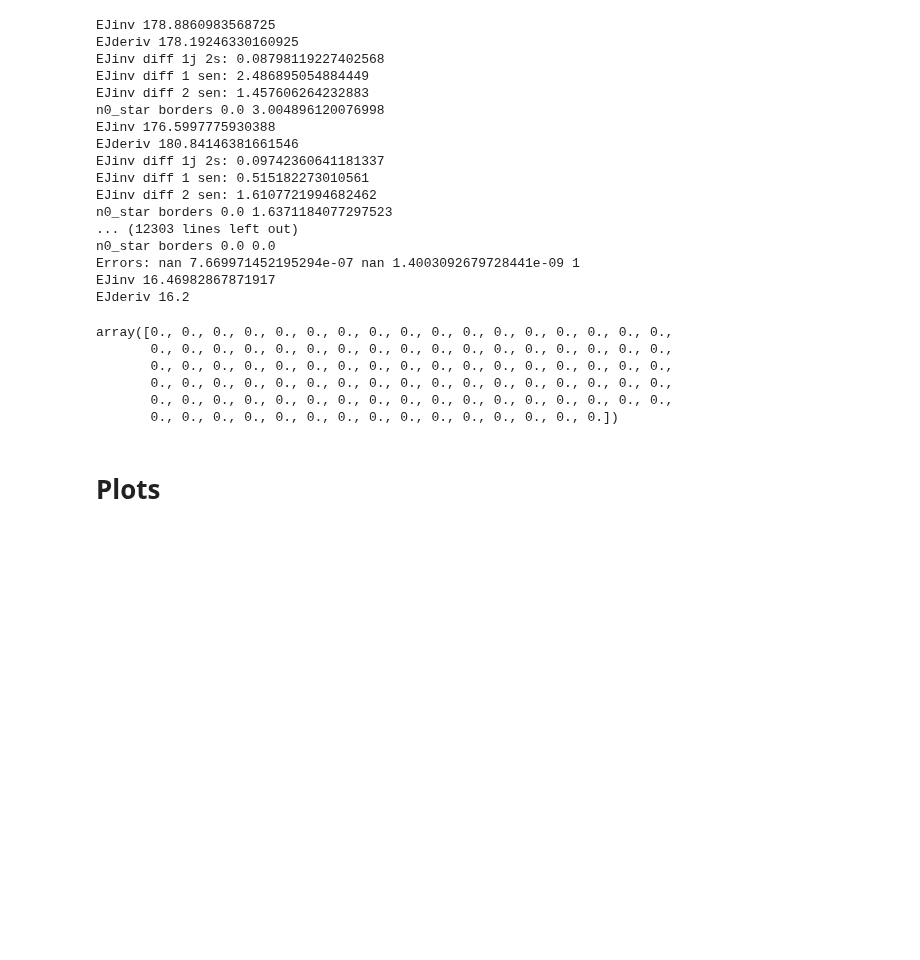
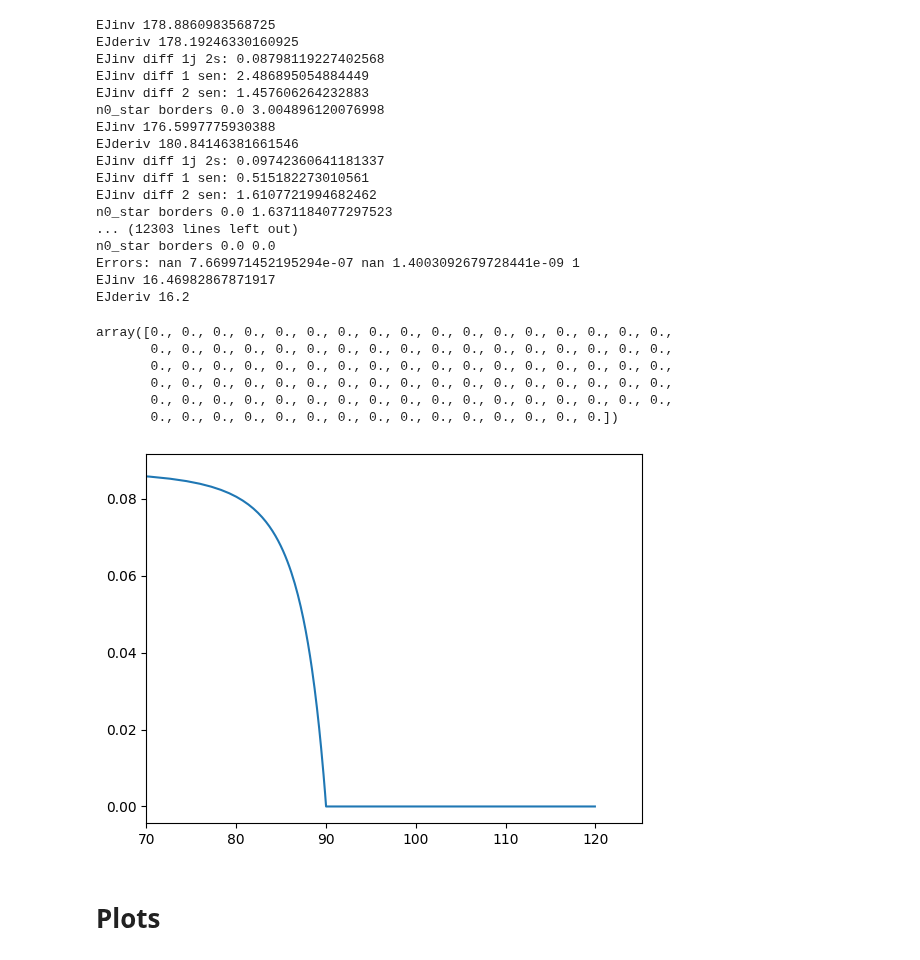
Before and after one commit to zalandru/Dynamic-Contracting-Multi-worker-Firm, a Jupyter notebook: Multiworker_wage_2steps/Initiating MWF.ipynb, the cells around one changed output. Saved outputs shown, nothing was run; the diff lists cells and outputs as text; code cells hidden in the pictures; blank space fills up the shorter version.

```diff
--- a/Multiworker_wage_2steps/Initiating MWF.ipynb
+++ b/Multiworker_wage_2steps/Initiating MWF.ipynb
@@ -134,6 +133,15 @@ mwc_n1[0,0,0,:]
 mwc_J[0,1,0,:]
 # %%
 ((mwc_J[p.z_0-1,1,3,50]-mwc_J[p.z_0-1,1,1,50])/2+mwc.N_grid[2]*mwc.rho_grid[50]*(mwc_W[p.z_0-1,1,3,50,1]-mwc_W[p.z_0-1,1,1,50,1])/2+mwc.w_grid[50]-mwc.fun_prod_onedim[p.z_0-1]*mwc.prod_1d[p.z_0-1,1,3,50])/(p.beta*mwc_pc[p.z_0-1,1,3,50])
+# %%
+plt.plot(cc_W[p.z_0-1,:],1-cc_pc[p.z_0-1,:],label='Probability of staying')
+plt.plot(cc_W[p.z_0-1,:],1-cc_pc[p.z_0-1,:],label='Probability of staying')
+
+plt.xlim(70,)
+#plt.ylim(0.05,0.1)
+plt.show()
+# %% [output]
+[figure, added]
 # %% [markdown]
 # Plots
 # %%
```
Also changed, not shown: parts of 2 cells of this notebook, 3 other files.
